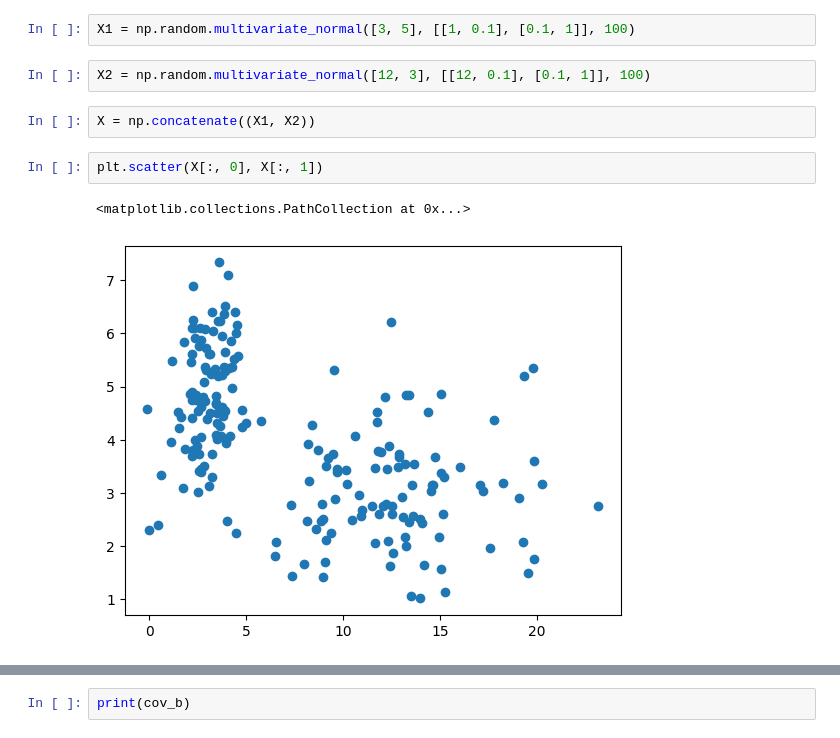
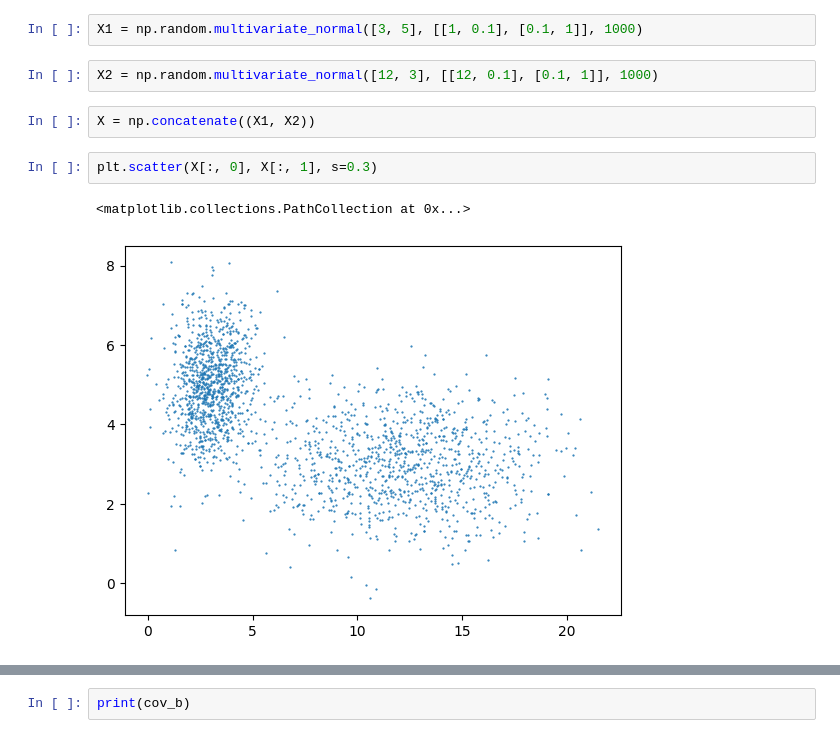
Before and after one commit to georggrab/emjs, a Jupyter notebook: notebook.ipynb, the cells around one changed output, grey strips where cells are left out. Drawn from its saved outputs; the diff is of its cells as text.

```diff
--- a/notebook.ipynb
+++ b/notebook.ipynb
@@ -3,13 +3,13 @@ import numpy as np
 import matplotlib.pyplot as plt
 from scipy.stats import multivariate_normal
 # %%
-X1 = np.random.multivariate_normal([3, 5], [[1, 0.1], [0.1, 1]], 100)
+X1 = np.random.multivariate_normal([3, 5], [[1, 0.1], [0.1, 1]], 1000)
 # %%
-X2 = np.random.multivariate_normal([12, 3], [[12, 0.1], [0.1, 1]], 100)
+X2 = np.random.multivariate_normal([12, 3], [[12, 0.1], [0.1, 1]], 1000)
 # %%
 X = np.concatenate((X1, X2))
 # %%
-plt.scatter(X[:, 0], X[:, 1])
+plt.scatter(X[:, 0], X[:, 1], s=0.3)
 # %% [output]
 <matplotlib.collections.PathCollection at 0x...>
-[figure, old version]
+[figure, new version]
```
Also changed, not shown: parts of 16 cells of this notebook.
